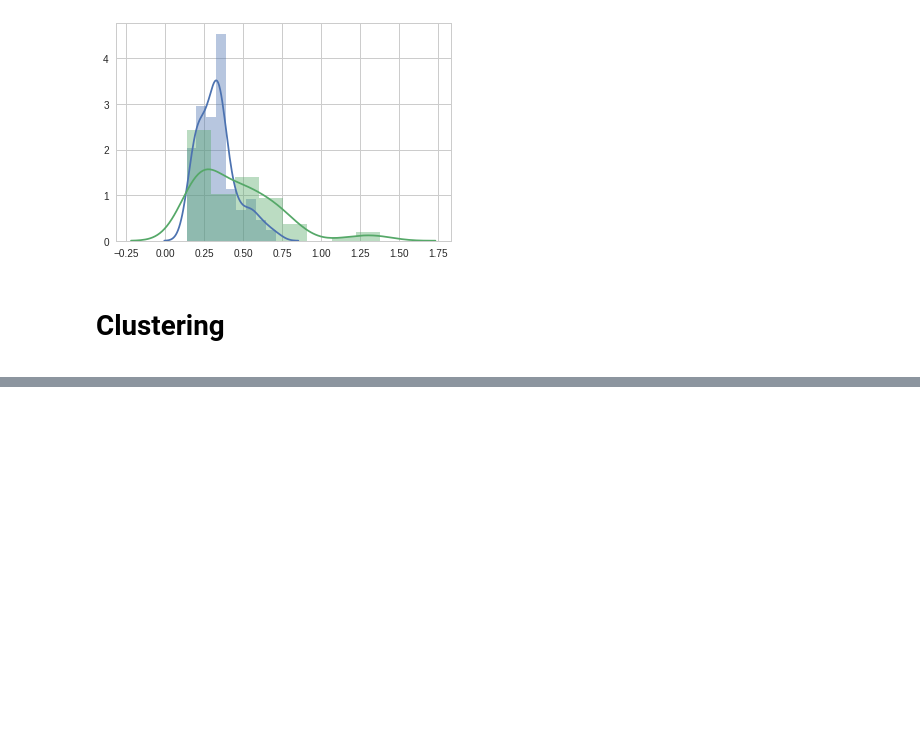
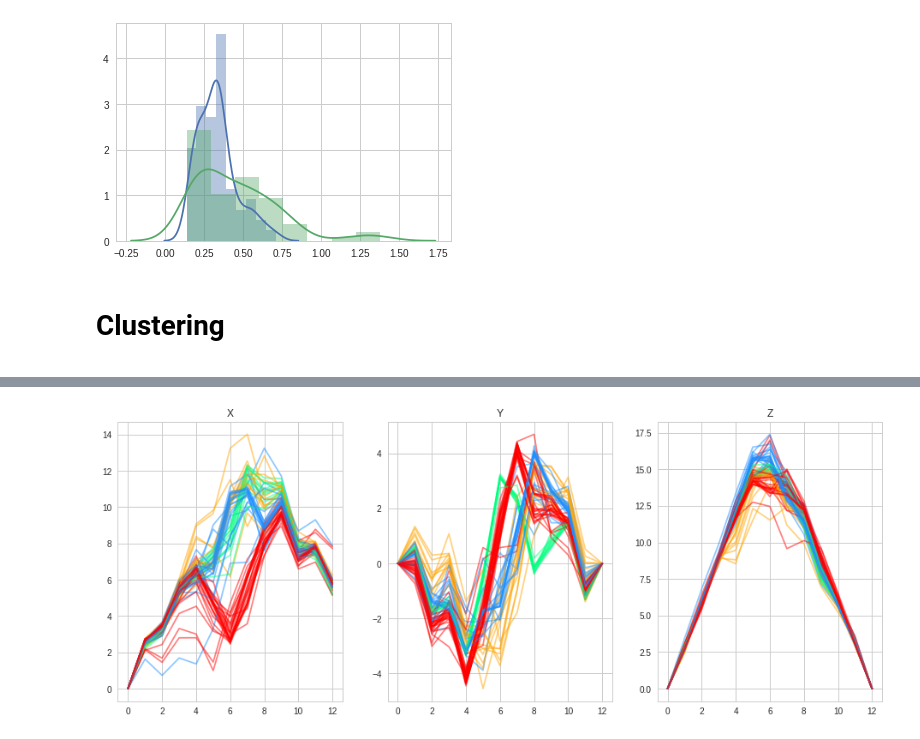
Before and after one commit to antigenomics/tcr-pmhc-study, a Jupyter notebook: loop_model/eda.ipynb, the cells around one changed output, grey strips where cells are left out. Saved outputs shown, nothing was run; the diff lists cells and outputs as text; code cells hidden in the pictures; blank space fills up the shorter version.

```diff
--- a/loop_model/eda.ipynb
+++ b/loop_model/eda.ipynb
@@ -709,0 +705,4 @@ for i, gr in enumerate(df_tmp.groups.keys()):
+# %%
+clust_and_plot(4)
+# %% [output]
+[figure, added]
```
Also changed, not shown: parts of 4 cells of this notebook.
